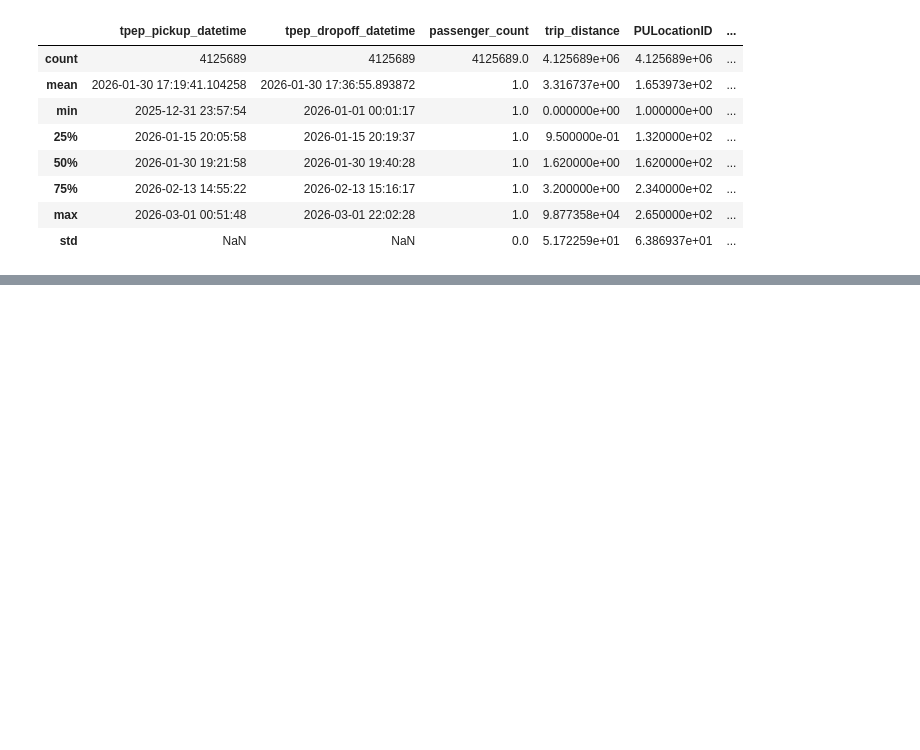
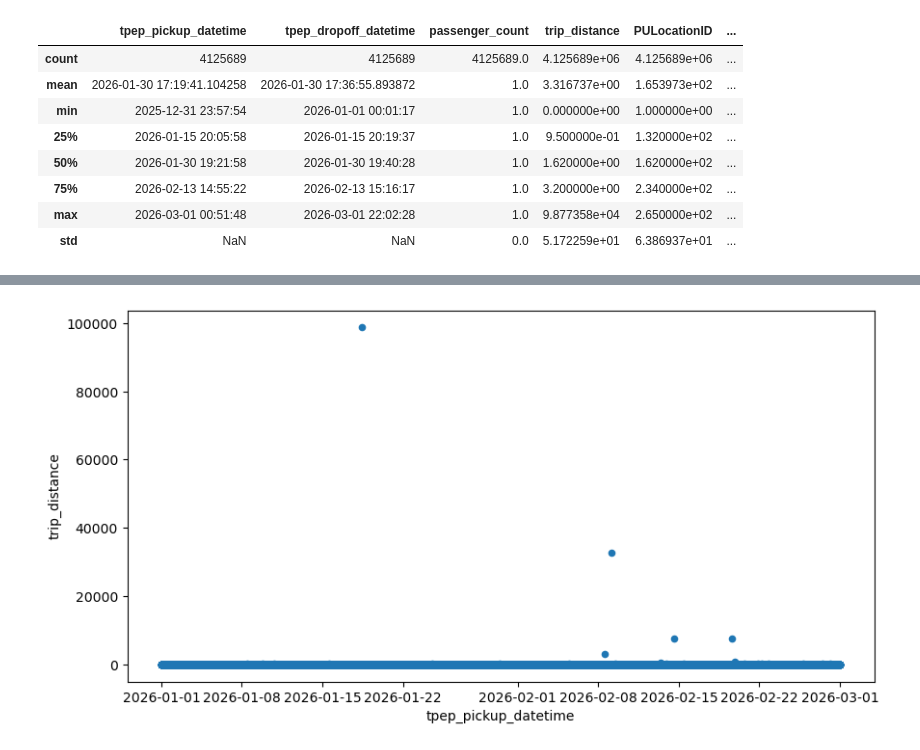
Before and after one commit to TinyHaitch/taxi_analysis, a Jupyter notebook: Untitled.ipynb, the cells around one changed output, grey strips where cells are left out. Saved outputs shown, nothing was run; the diff lists cells and outputs as text; code cells hidden in the pictures; blank space fills up the shorter version.

```diff
--- a/Untitled.ipynb
+++ b/Untitled.ipynb
@@ -315,0 +328,5 @@ plt.show()
+# %%
+final_data.plot(kind='scatter', x='tpep_pickup_datetime', y='trip_distance', figsize=(10, 5))
+plt.show()
+# %% [output]
+[figure, added]
```
Also changed, not shown: parts of 8 cells of this notebook.
